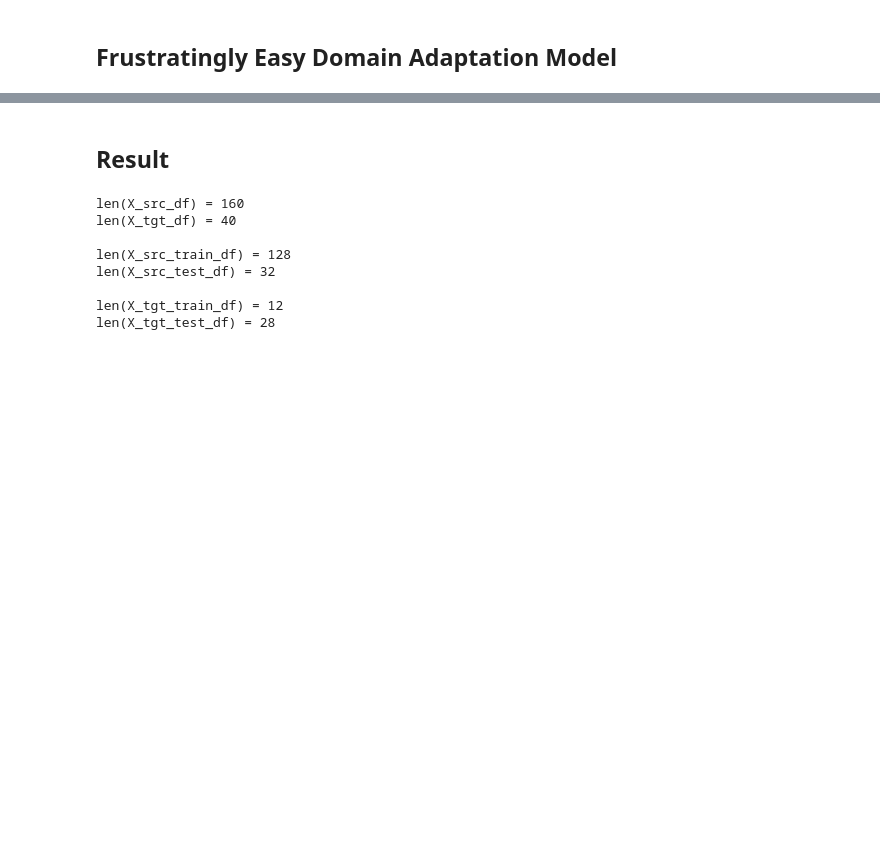
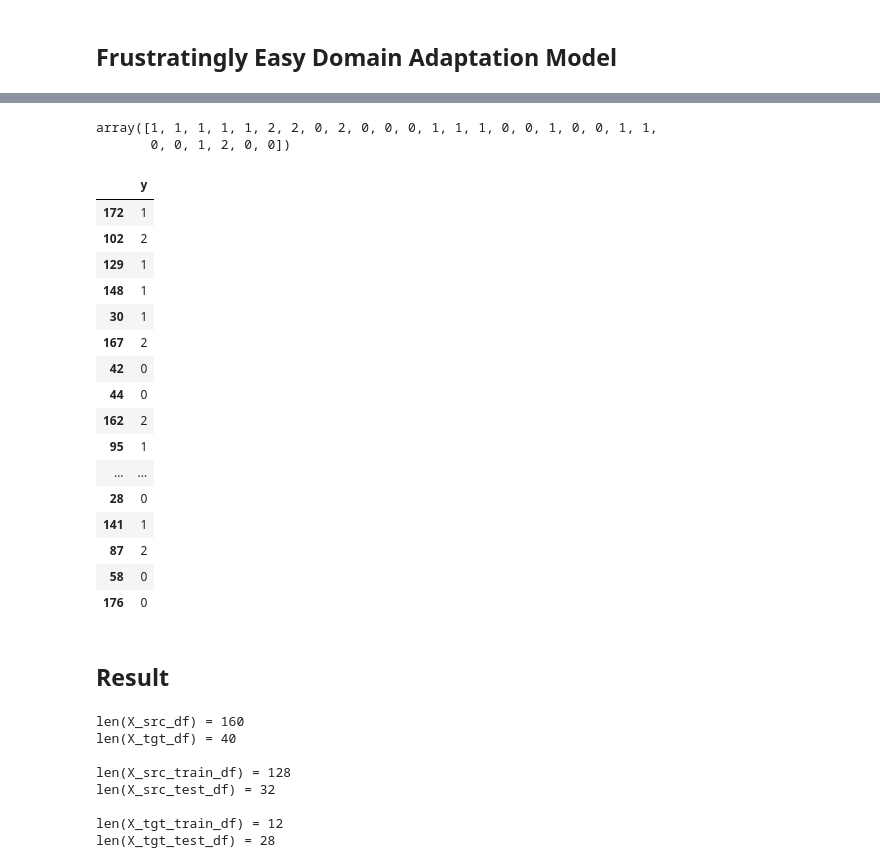
Before and after one commit to ikttan/maes, a Jupyter notebook: easy_domain_adaptation.ipynb, the cells around one changed output, grey strips where cells are left out. Drawn from its saved outputs; the diff is of its cells as text; code cells hidden in the pictures; blank space fills up the shorter version.

```diff
--- a/easy_domain_adaptation.ipynb
+++ b/easy_domain_adaptation.ipynb
@@ -260,3 +340,28 @@ feda_test_score = 0.6071
+# %%
+feda_clf.predict(X_feda_test_df)
+# %% [output]
+array([1, 1, 1, 1, 1, 2, 2, 0, 2, 0, 0, 0, 1, 1, 1, 0, 0, 1, 0, 0, 1, 1,
+       0, 0, 1, 2, 0, 0])
+# %%
+y_feda_test_df
+# %% [output]
+|  | y |
+| 172 | 1 |
+| 102 | 2 |
+| 129 | 1 |
+| 148 | 1 |
+| 30 | 1 |
+| 167 | 2 |
+| 42 | 0 |
+| 44 | 0 |
+| 162 | 2 |
+| 95 | 1 |
+| ... | ... |
+| 28 | 0 |
+| 141 | 1 |
+| 87 | 2 |
+| 58 | 0 |
+| 176 | 0 |
 # %% [markdown]
 ## Result
 # %%
```
Also changed, not shown: parts of 11 cells of this notebook.
